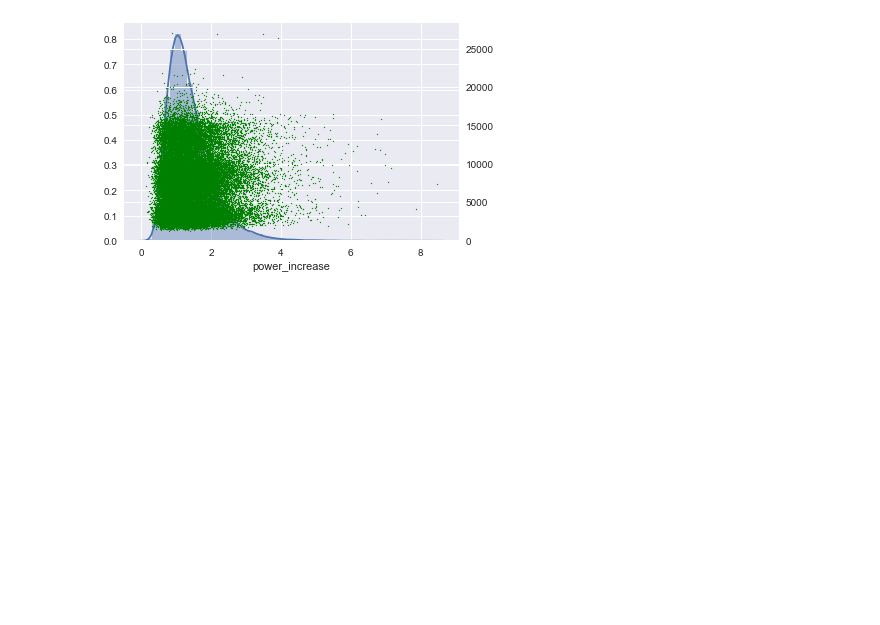
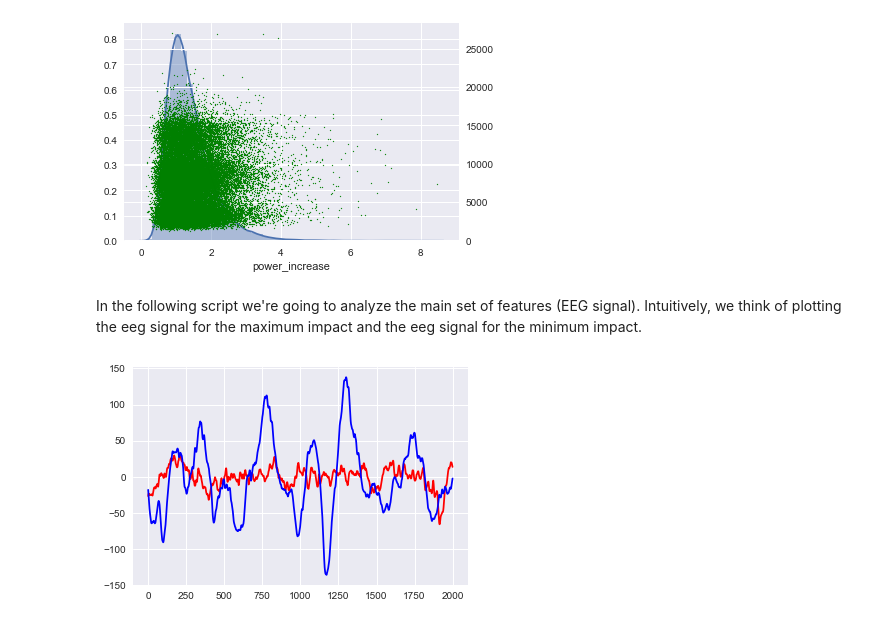
Before and after one commit to SalahEddineLahniche/MLC-Kaggle-2017, a Jupyter notebook: Kaggle 2017, ML.ipynb, the cells around one changed output. Cells and saved outputs as stored; diff of their text form; code cells hidden in the pictures; blank space fills up the shorter version.

```diff
--- a/Kaggle 2017, ML.ipynb
+++ b/Kaggle 2017, ML.ipynb
@@ -131,3 +131,27 @@ print_rslts(rslts)
 # %% [output]
 Correlation between time_previous and power_increase: 7.79%
 [figure]
+# %% [markdown]
+In the following script we're going to analyze the main set of features (EEG signal). Intuitively, we think of plotting the eeg signal for the maximum impact and the eeg signal for the minimum impact.
+# %%
+reader = csv.reader(open(get_csv_file('eeg.csv')))
+pe = csv.reader(open(get_csv_file('power_increase.csv')))
+next(reader) # Header
+next(pe)
+mx = 0.0
+mx_r = []
+mn = 10.0
+mn_r = []
+for row, pe in zip(reader, pe):
+    pe = float(pe[0])
+    mx = max(pe, mx)
+    if mx == pe:
+        mx_r = row
+    mn = min(pe, mn)
+    if mn == pe:
+        mn_r = row
+plt.plot(mx_r, color='r') #maximum impact
+plt.plot(mn_r, color='b') #minimum impact
+plt.show()
+# %% [output]
+[figure, added]
```
Also changed, not shown: parts of 1 cell of this notebook, 1 other file.
